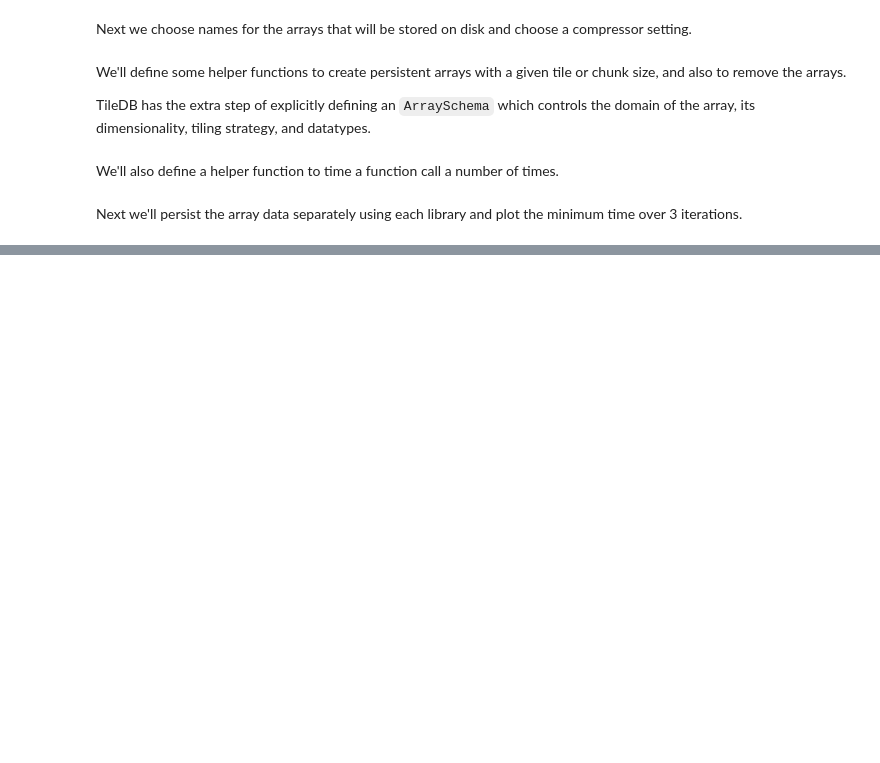
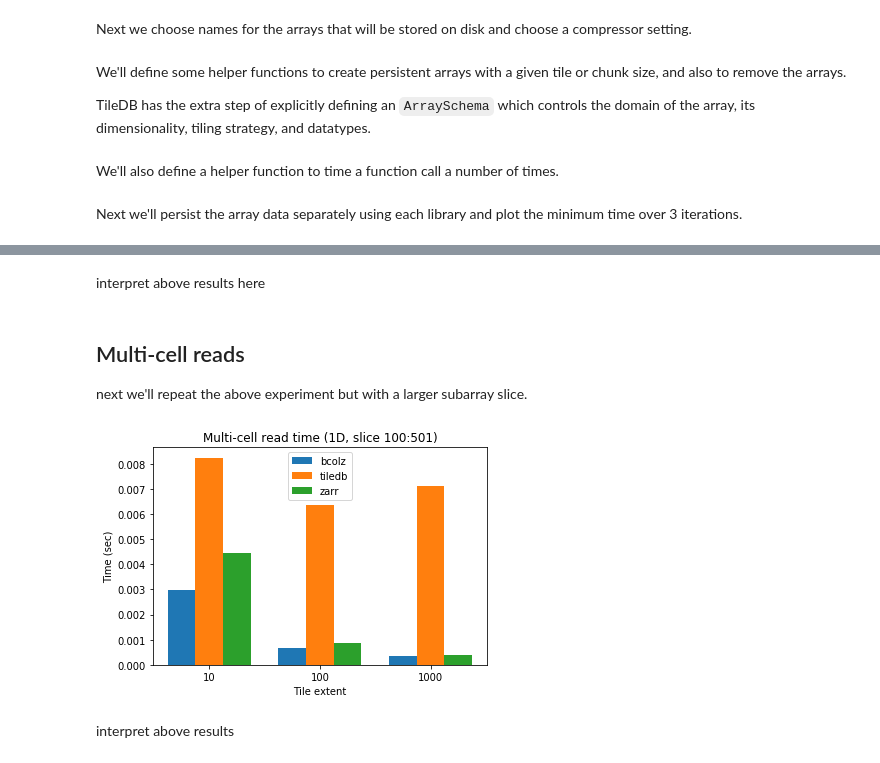
Before and after one commit to TileDB-Inc/archived-bcolz-zarr-benchmarks, a Jupyter notebook: bcolz-zarr/slicing-benchmarks.ipynb, the cells around one changed output, grey strips where cells are left out. Saved outputs shown, nothing was run; the diff lists cells and outputs as text; code cells hidden in the pictures; blank space fills up the shorter version.

```diff
--- a/bcolz-zarr/slicing-benchmarks.ipynb
+++ b/bcolz-zarr/slicing-benchmarks.ipynb
@@ -94,0 +176,25 @@ Next we'll persist the array data separately using each library and plot the min
+# %% [markdown]
+interpret above results here
+# %% [markdown]
+## Multi-cell reads
+
+next we'll repeat the above experiment but with a larger subarray slice.
+# %%
+subarray_read_times = {'tiledb': [], 'zarr': [], 'bcolz': []}
+tile_extents = [10, 100, 1000]
+subarray = (100, 501)
+for t_ext in tile_extents:
+    remove_arrays()
+    write_1d_tiledb_array(array_data, t_ext)
+    write_1d_bcolz_array(array_data, t_ext)
+    write_1d_zarr_array(array_data, t_ext)
+    subarray_read_times['tiledb'].append(min(timeit(lambda: read_tiledb_1d_subarray(subarray), repeat=3)))
+    subarray_read_times['bcolz'].append(min(timeit(lambda: read_bcolz_1d_subarray(subarray), repeat=3)))
+    subarray_read_times['zarr'].append(min(timeit(lambda: read_zarr_1d_subarray(subarray), repeat=3)))
+
+plot_bars(subarray_read_times, 'Multi-cell read time (1D, slice {}:{})'.format(*subarray),
+          'Tile extent', 'Time (sec)')
+# %% [output]
+[figure, added]
+# %% [markdown]
+interpret above results
```
Also changed, not shown: parts of 36 cells of this notebook.
